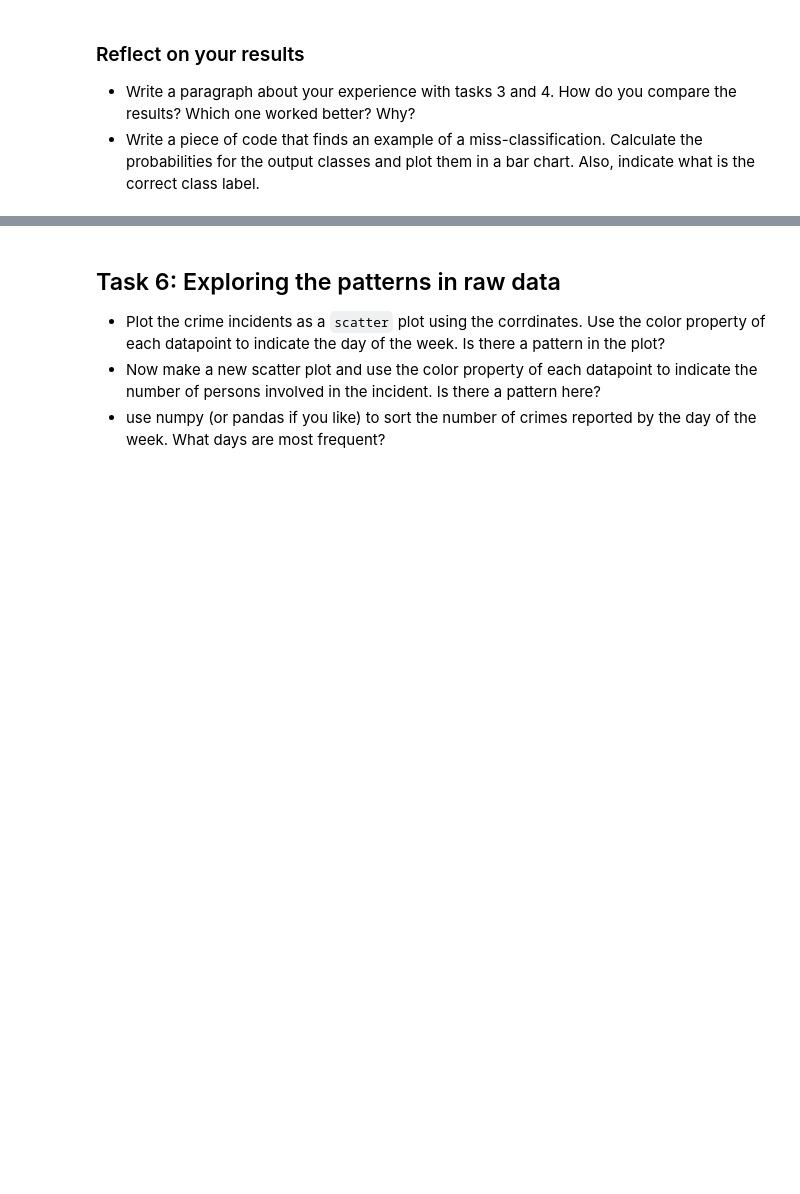
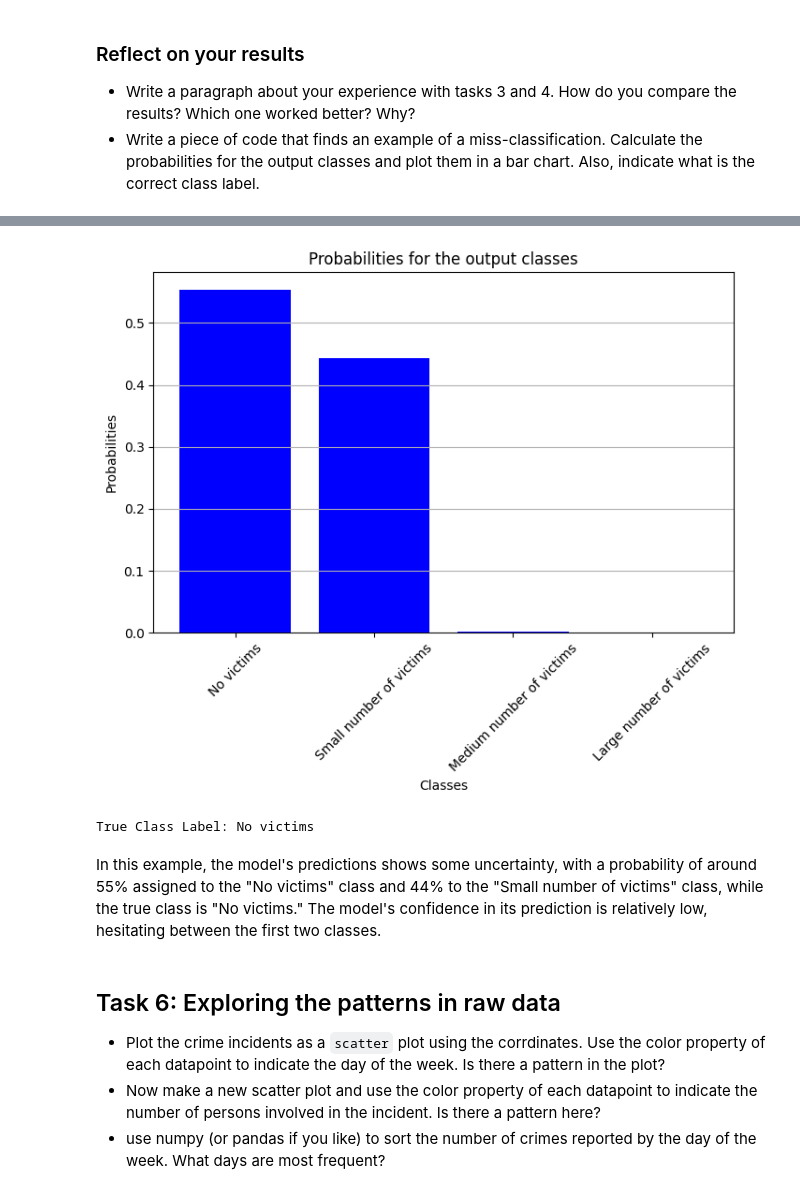
Before and after one commit to Nonoon971/Pattern_Recognition_NDOUDI, a Jupyter notebook: Assignements/HW2/Crime-Stats-Project.ipynb, the cells around one changed output, grey strips where cells are left out. Drawn from its saved outputs; the diff is of its cells as text; code cells hidden in the pictures; blank space fills up the shorter version.

```diff
--- a/Assignements/HW2/Crime-Stats-Project.ipynb
+++ b/Assignements/HW2/Crime-Stats-Project.ipynb
@@ -177,0 +422,9 @@ In this task, you will try to predict the number of crime victims as a **class n
+# %%
+#Creation of the model
+model = FFNN_Classification(6, 64, 4)
+
+# Define the loss function
+loss_function = nn.CrossEntropyLoss()
+
+# Define the optimizer
+optimizer = optim.RMSprop(model.parameters(), lr=0.001)
@@ -177,0 +440,6 @@ In this task, you will try to predict the number of crime victims as a **class n
+# %%
+# Training loop
+n_iters = 1000
+num_epochs = n_iters / (len(train_dataset) / batch_size)
+num_epochs = int(np.ceil(num_epochs))
+print(num_epochs)
@@ -185,3 +513,57 @@ In this task, you will try to predict the number of crime victims as a **class n
+# %%
+import matplotlib.pyplot as plt
+
+# Store misclassified examples
+misclassified_examples = []
+
+# Iterate through the test dataset
+for i, (x_test, y_test) in enumerate(test_loader):
+    # Forward pass to get output
+    output = model(x_test)
+
+    # Get predictions from the maximum value
+    _, predicted = torch.max(output, 1)
+
+    # Convert y_test to a numpy array for comparison
+    #Use AI from this part.
+    true_labels = y_test.numpy()
+
+    # Check for misclassification
+    misclassified_mask = predicted != true_labels #if predicted different true_label so it's misclassified
+
+    misclassified_indices = np.where(misclassified_mask)[0]
+
+    for j in misclassified_indices:
+        # Calculate class probabilities
+        class_probabilities = torch.nn.functional.softmax(output, dim=1).detach().numpy()[j]
+
+        # Append the misclassified example's information
+        misclassified_examples.append((x_test[j], true_labels[j], predicted[j], class_probabilities))
+
+# Select a random misclassified example
+index = np.random.randint(0, len(misclassified_examples))
+example, true_label, predicted_label, class_probabilities = misclassified_examples[index]
+
+# Define class labels
+class_labels = ["No victims", "Small number of victims", "Medium number of victims", "Large number of victims"]
+
+# Plot the class probabilities in a bar chart
+plt.figure(figsize=(8, 5))
+plt.bar(class_labels, class_probabilities, color='b')
+plt.xlabel('Classes')
+plt.ylabel('Probabilities')
+plt.title('Probabilities for the output classes')
+plt.xticks(rotation=45)
+plt.grid(axis='y')
+plt.show()
+
+# Print the true class label
+print(f"True Class Label: {class_labels[true_label]}")
+# %% [output]
+[figure, added]
+True Class Label: No victims
+# %% [markdown]
+In this example, the model's predictions shows some uncertainty, with a probability of around 55% assigned to the "No victims" class and 44% to the "Small number of victims" class, while the true class is "No victims." The model's confidence in its prediction is relatively low, hesitating between the first two classes.
 # %% [markdown]
 ## Task 6: Exploring the patterns in raw data
 
```
Also changed, not shown: parts of 28 cells of this notebook.
